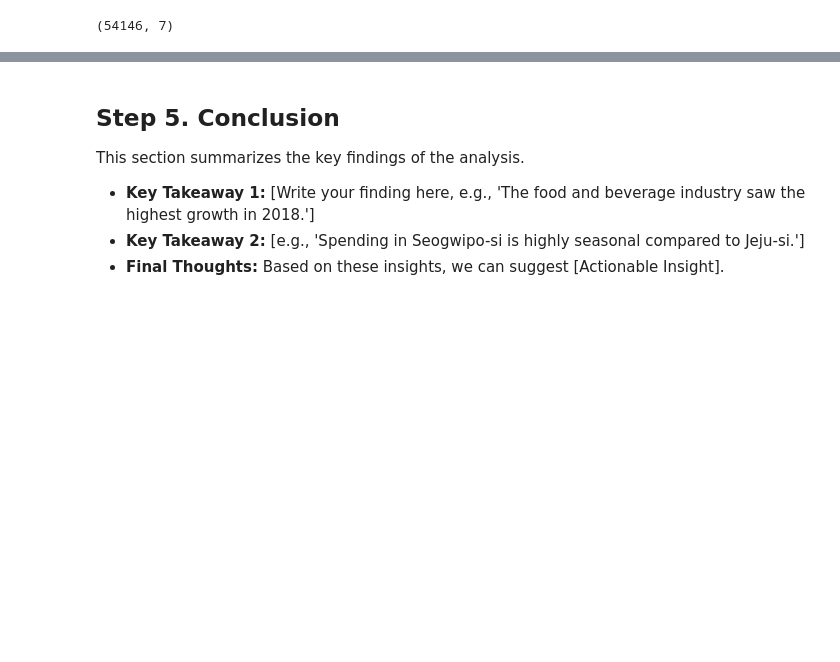
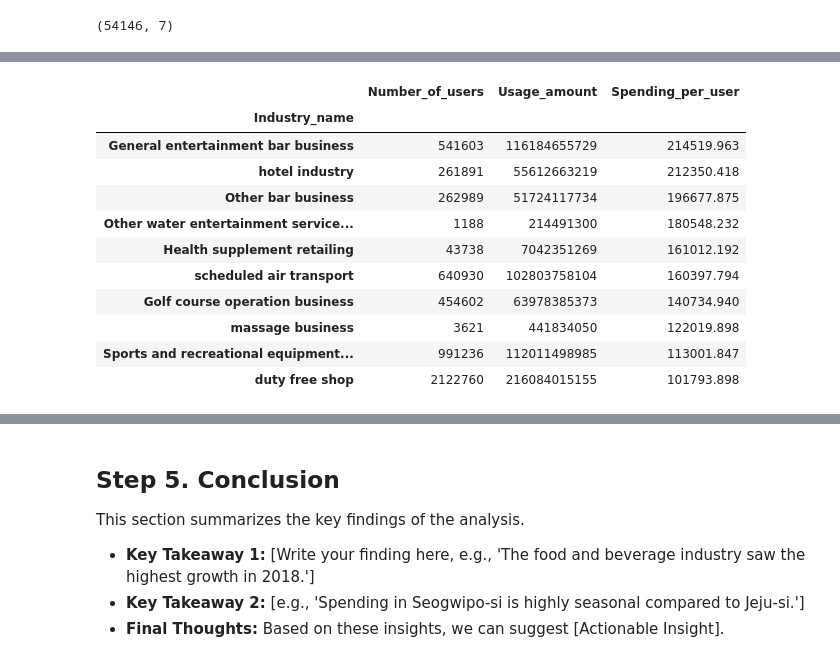
Before and after one commit to data-by-jpark/jeju-card-analysis, a Jupyter notebook: notebooks/jeju_card_analysis_part2.ipynb, the cells around one changed output, grey strips where cells are left out. Cells and saved outputs as stored; diff of their text form; code cells hidden in the pictures; blank space fills up the shorter version.

```diff
--- a/notebooks/jeju_card_analysis_part2.ipynb
+++ b/notebooks/jeju_card_analysis_part2.ipynb
@@ -372,0 +475,2 @@ Comparison of spending patterns between Jeju-si and Seogwipo-si to identify regi
+# %%
+jeju_reg_df = jeju_reg_df[jeju_reg_df['Industry_name'] != 'bus transportation']
@@ -372,0 +485,18 @@ Comparison of spending patterns between Jeju-si and Seogwipo-si to identify regi
+# %%
+groupby_sector = jeju_reg_df.groupby('Industry_name').sum(numeric_only=True)
+groupby_sector['Spending_per_user'] = groupby_sector['Usage_amount'] / groupby_sector['Number_of_users']
+
+groupby_sector.sort_values(by='Spending_per_user', ascending=False).head(10)
+# %% [output]
+|  | Number_of_users | Usage_amount | Spending_per_user |
+| Industry_name |  |  |  |
+| General entertainment bar business | 541603 | 116184655729 | 214519.963 |
+| hotel industry | 261891 | 55612663219 | 212350.418 |
+| Other bar business | 262989 | 51724117734 | 196677.875 |
+| Other water entertainment service... | 1188 | 214491300 | 180548.232 |
+| Health supplement retailing | 43738 | 7042351269 | 161012.192 |
+| scheduled air transport | 640930 | 102803758104 | 160397.794 |
+| Golf course operation business | 454602 | 63978385373 | 140734.940 |
+| massage business | 3621 | 441834050 | 122019.898 |
+| Sports and recreational equipment... | 991236 | 112011498985 | 113001.847 |
+| duty free shop | 2122760 | 216084015155 | 101793.898 |
```
Also changed, not shown: parts of 20 cells of this notebook.
